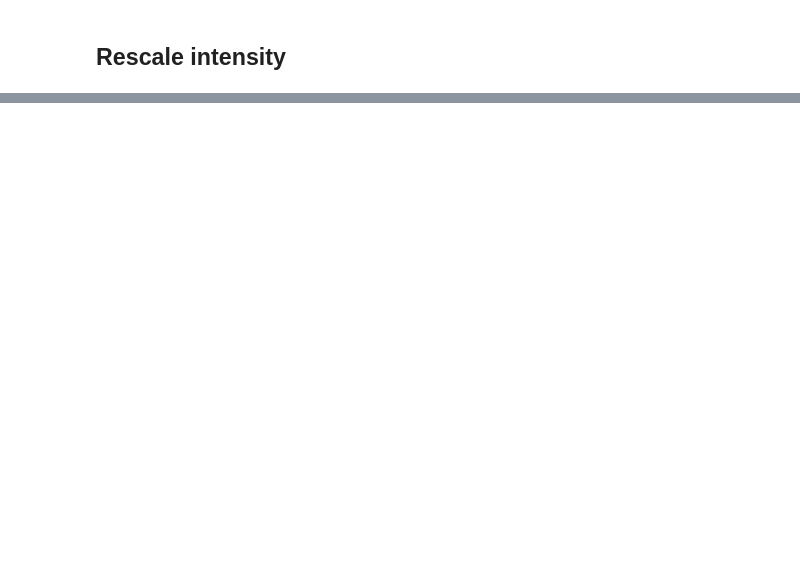
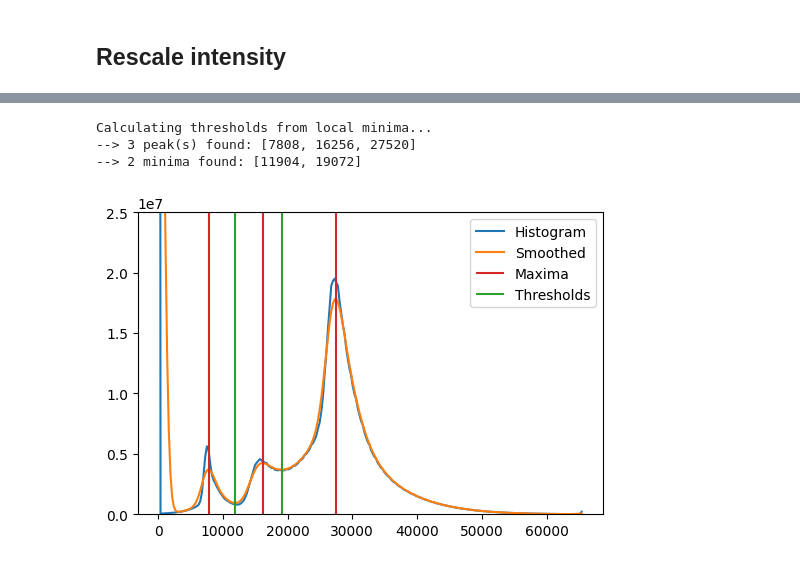
Before and after one commit to GusBusDraws/mhe-analysis, a Jupyter notebook: nbs/28-F83_01-dev-wf.ipynb, the cells around one changed output, grey strips where cells are left out. Saved outputs shown, nothing was run; the diff lists cells and outputs as text; code cells hidden in the pictures; blank space fills up the shorter version.

```diff
--- a/nbs/28-F83_01-dev-wf.ipynb
+++ b/nbs/28-F83_01-dev-wf.ipynb
@@ -70,4 +81,10 @@ plt.show()
 # %%
 thresholds, fig, ax = segment.threshold_multi_min(
-    imgs_res, nbins=150, nthresholds='all', return_fig_ax=True, ylims=[0, 2e7])
+    imgs_pre, nbins=256, nthresholds='all', return_fig_ax=True,
+    ylims=[0, 2.5e7], plt_kwargs={'dpi': 100})
 plt.show()
+# %% [output]
+Calculating thresholds from local minima...
+--> 3 peak(s) found: [7808, 16256, 27520]
+--> 2 minima found: [11904, 19072]
+[figure, added]
```
Also changed, not shown: parts of 15 cells of this notebook.
